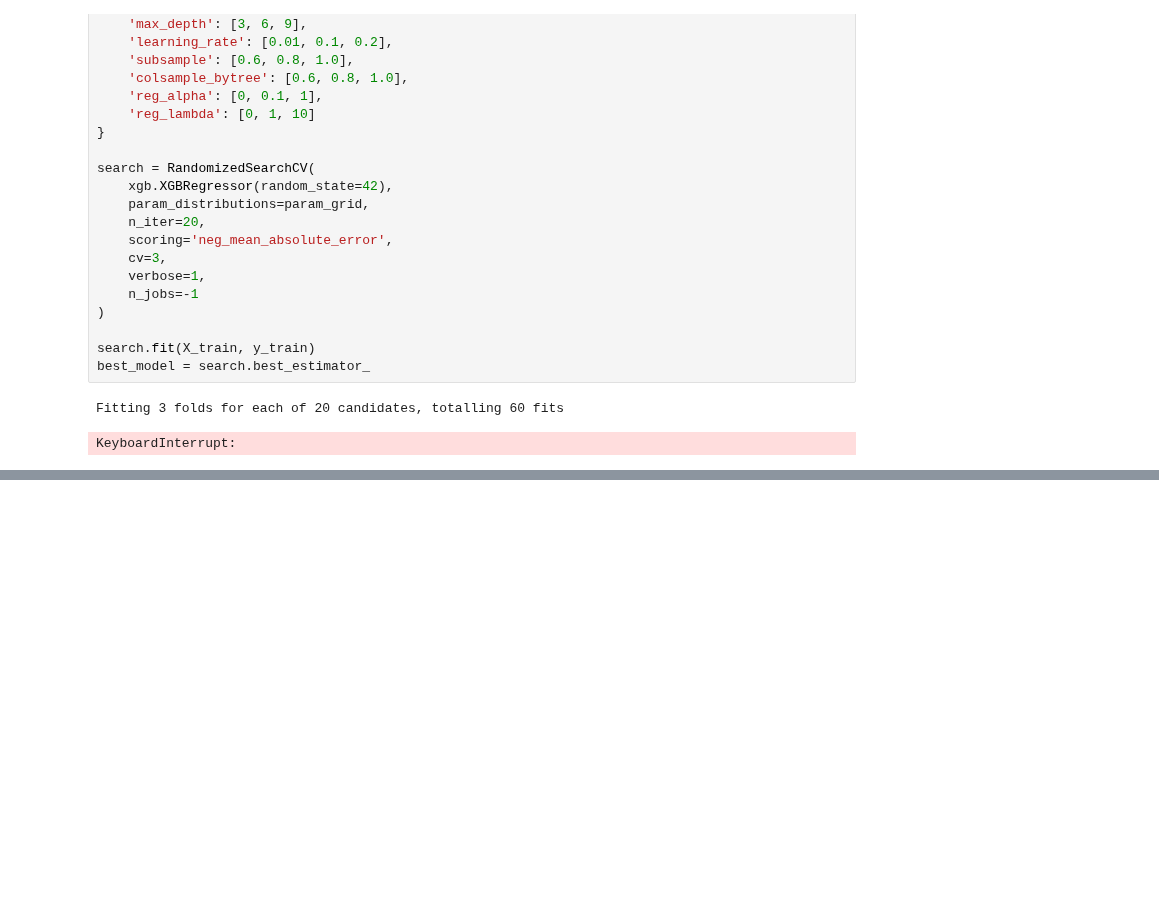
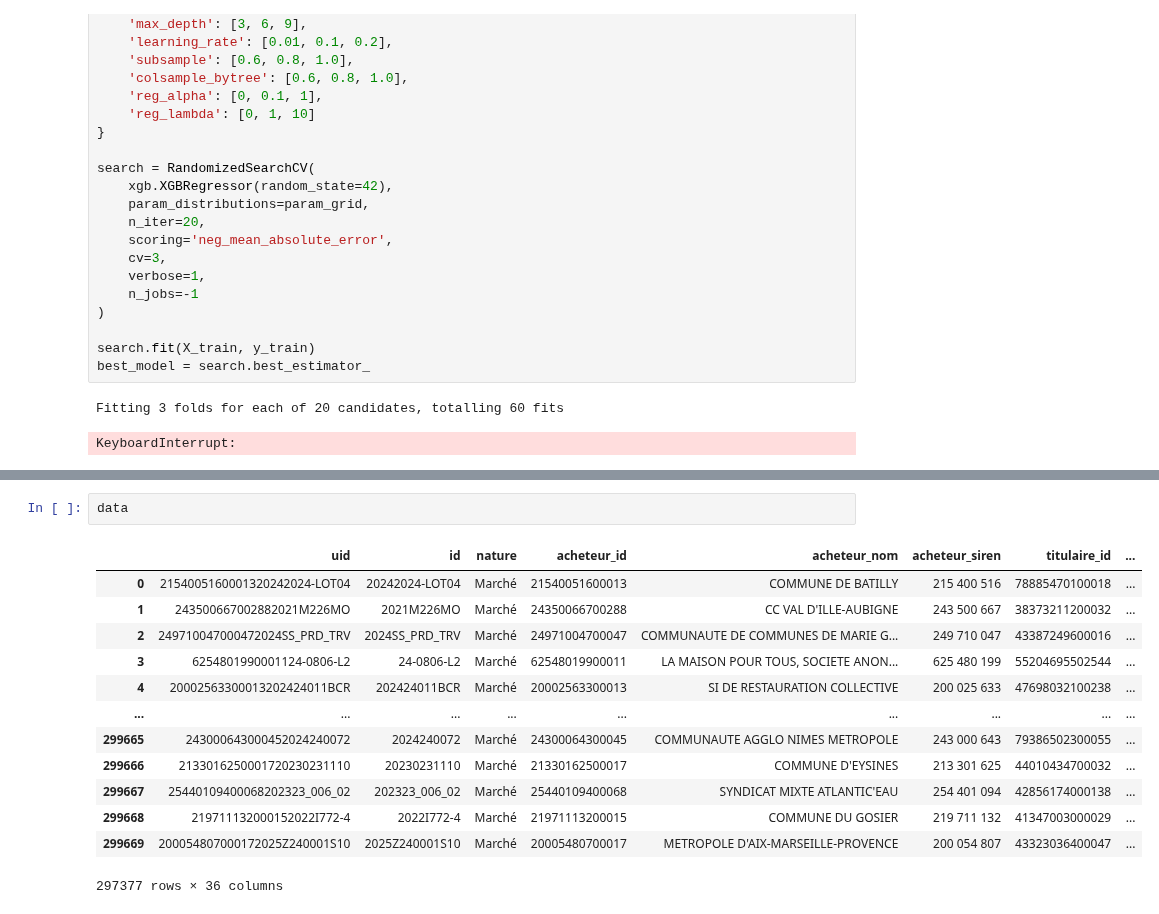
Before and after one commit to RonanB400/decp_ml, a Jupyter notebook: notebooks/JH_classifiers.ipynb, the cells around one changed output, grey strips where cells are left out. Cells and saved outputs as stored; diff of their text form; blank space fills up the shorter version.

```diff
--- a/notebooks/JH_classifiers.ipynb
+++ b/notebooks/JH_classifiers.ipynb
@@ -208,0 +227,16 @@ MAPE: 768.7207580702162
+# %%
+data
+# %% [output]
+|  | uid | id | nature | acheteur_id | acheteur_nom | acheteur_siren | titulaire_id | ... |
+| 0 | 2154005160001320242024-LOT04 | 20242024-LOT04 | Marché | 21540051600013 | COMMUNE DE BATILLY | 215 400 516 | 78885470100018 | ... |
+| 1 | 243500667002882021M226MO | 2021M226MO | Marché | 24350066700288 | CC VAL D'ILLE-AUBIGNE | 243 500 667 | 38373211200032 | ... |
+| 2 | 249710047000472024SS_PRD_TRV | 2024SS_PRD_TRV | Marché | 24971004700047 | COMMUNAUTE DE COMMUNES DE MARIE G... | 249 710 047 | 43387249600016 | ... |
+| 3 | 6254801990001124-0806-L2 | 24-0806-L2 | Marché | 62548019900011 | LA MAISON POUR TOUS, SOCIETE ANON... | 625 480 199 | 55204695502544 | ... |
+| 4 | 20002563300013202424011BCR | 202424011BCR | Marché | 20002563300013 | SI DE RESTAURATION COLLECTIVE | 200 025 633 | 47698032100238 | ... |
+| ... | ... | ... | ... | ... | ... | ... | ... | ... |
+| 299665 | 243000643000452024240072 | 2024240072 | Marché | 24300064300045 | COMMUNAUTE AGGLO NIMES METROPOLE | 243 000 643 | 79386502300055 | ... |
+| 299666 | 2133016250001720230231110 | 20230231110 | Marché | 21330162500017 | COMMUNE D'EYSINES | 213 301 625 | 44010434700032 | ... |
+| 299667 | 25440109400068202323_006_02 | 202323_006_02 | Marché | 25440109400068 | SYNDICAT MIXTE ATLANTIC'EAU | 254 401 094 | 42856174000138 | ... |
+| 299668 | 219711132000152022I772-4 | 2022I772-4 | Marché | 21971113200015 | COMMUNE DU GOSIER | 219 711 132 | 41347003000029 | ... |
+| 299669 | 200054807000172025Z240001S10 | 2025Z240001S10 | Marché | 20005480700017 | METROPOLE D'AIX-MARSEILLE-PROVENCE | 200 054 807 | 43323036400047 | ... |
+297377 rows × 36 columns
```
Also changed, not shown: parts of 7 cells of this notebook.
